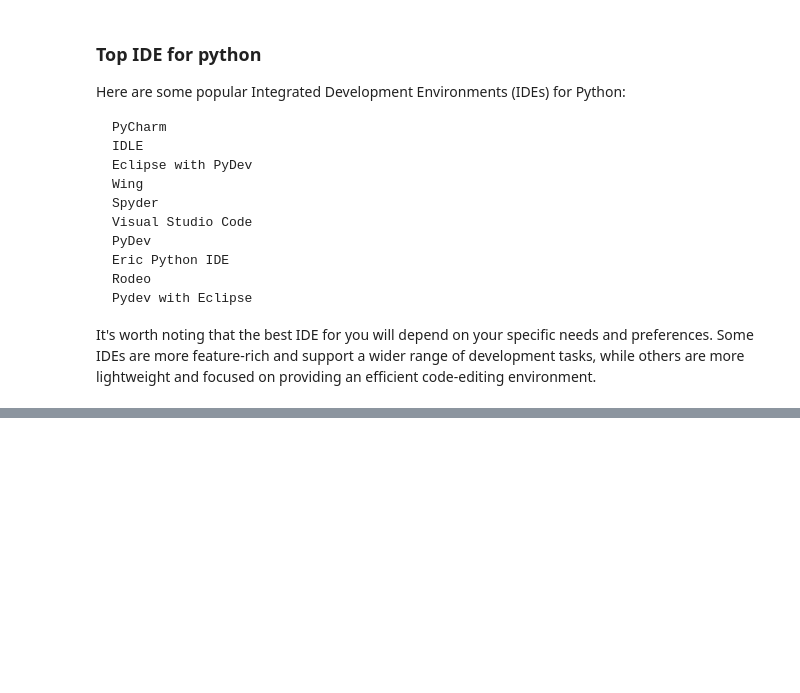
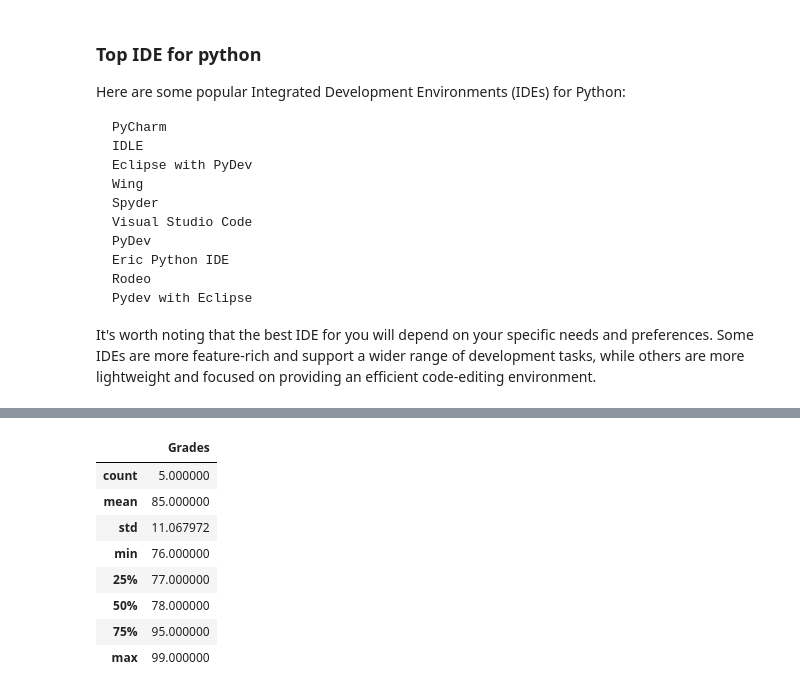
Before and after one commit to ijazkhan101/Python-ka-Chilla-2023-, a Jupyter notebook: Day-1/Day-1-python-ka-Chilla-2023.ipynb, the cells around one changed output, grey strips where cells are left out. Cells and saved outputs as stored; diff of their text form; code cells hidden in the pictures; blank space fills up the shorter version.

```diff
--- a/Day-1/Day-1-python-ka-Chilla-2023.ipynb
+++ b/Day-1/Day-1-python-ka-Chilla-2023.ipynb
@@ -25,0 +94,12 @@ It's worth noting that the best IDE for you will depend on your specific needs a
+# %%
+df.describe()
+# %% [output]
+|  | Grades |
+| count | 5.000000 |
+| mean | 85.000000 |
+| std | 11.067972 |
+| min | 76.000000 |
+| 25% | 77.000000 |
+| 50% | 78.000000 |
+| 75% | 95.000000 |
+| max | 99.000000 |
```
Also changed, not shown: parts of 8 cells of this notebook, 3 other files.
